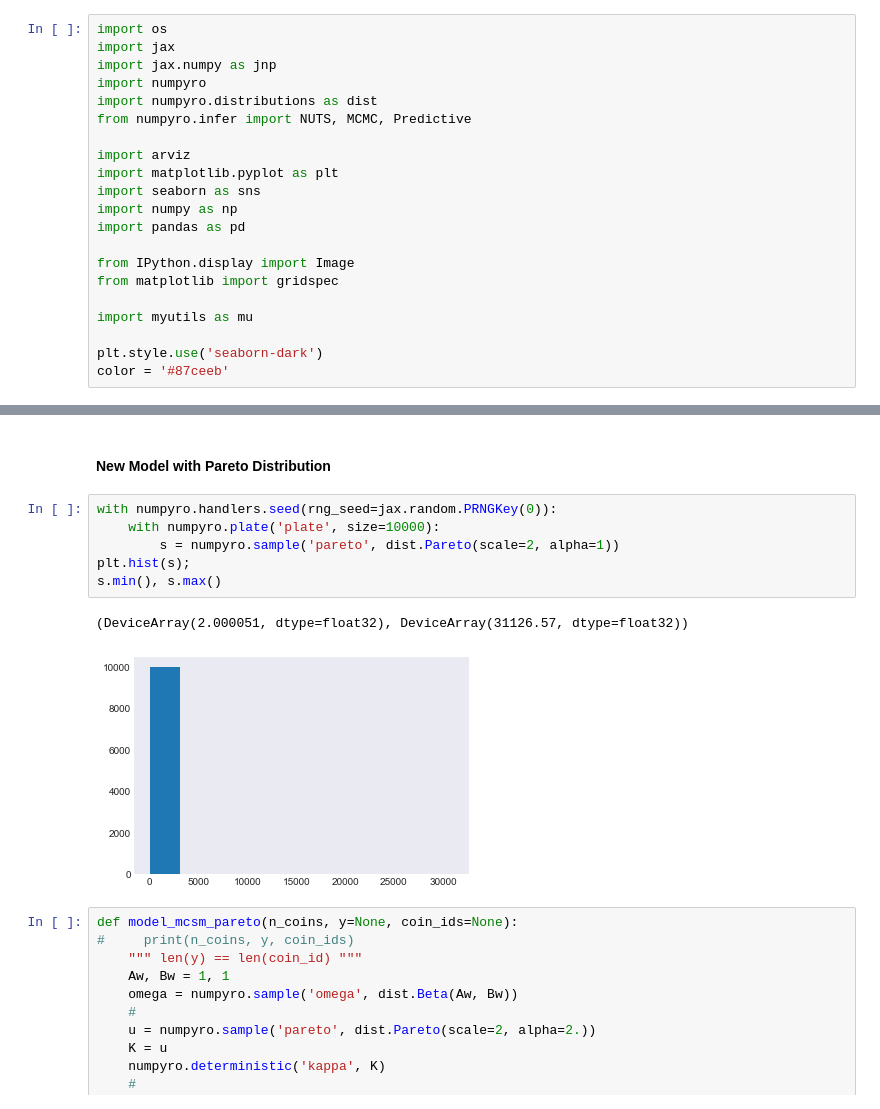
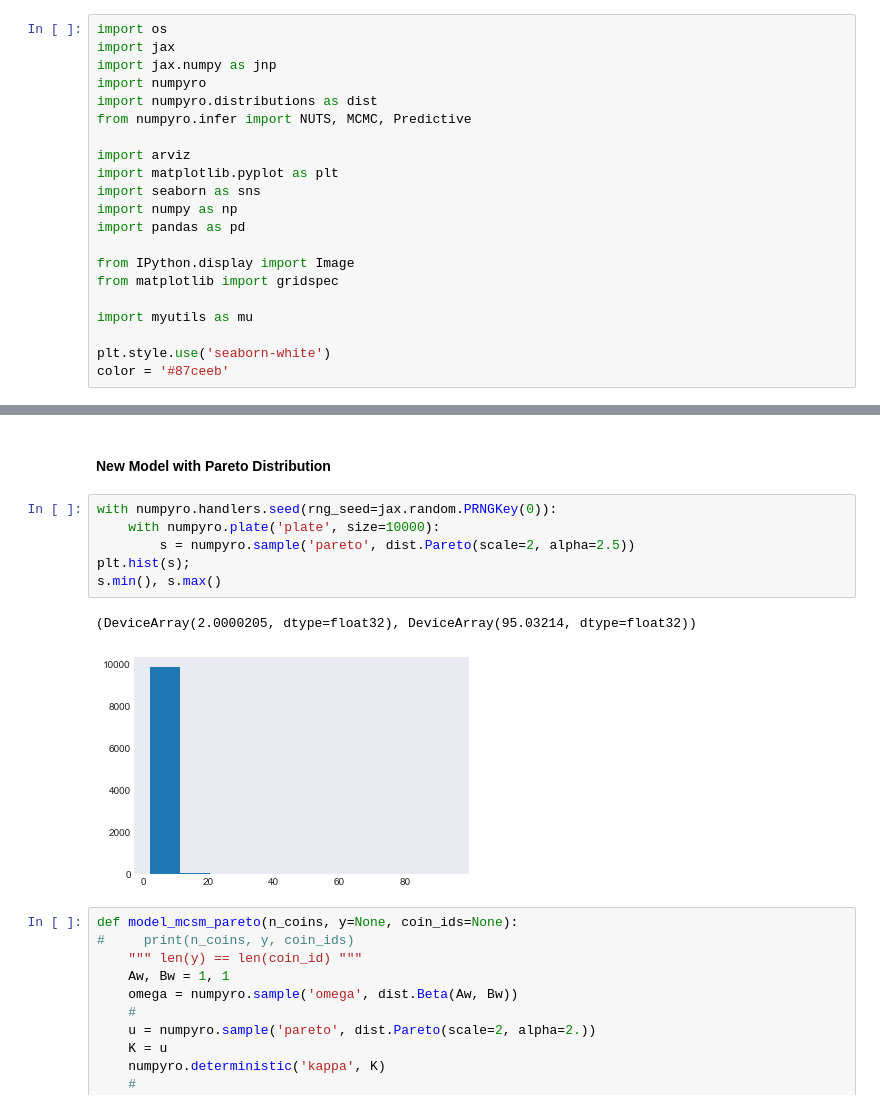
Before and after one commit to yongduek/lectures, a Jupyter notebook: esda/myworks/Ch.9.Hierarchical_Models_MultipleCoinsSingleMint.ipynb, the cells around one changed output, grey strips where cells are left out. Saved outputs shown, nothing was run; the diff lists cells and outputs as text.

```diff
--- a/esda/myworks/Ch.9.Hierarchical_Models_MultipleCoinsSingleMint.ipynb
+++ b/esda/myworks/Ch.9.Hierarchical_Models_MultipleCoinsSingleMint.ipynb
@@ -22,7 +22,7 @@ from matplotlib import gridspec
 
 import myutils as mu
 
-plt.style.use('seaborn-dark')
+plt.style.use('seaborn-white')
 color = '#87ceeb'
 # %%
 def gomcmc(model, data_dict, num_samples=5000):
@@ -724,12 +526,12 @@ plt.tight_layout()
 # %%
 with numpyro.handlers.seed(rng_seed=jax.random.PRNGKey(0)):
     with numpyro.plate('plate', size=10000):
-        s = numpyro.sample('pareto', dist.Pareto(scale=2, alpha=1))
+        s = numpyro.sample('pareto', dist.Pareto(scale=2, alpha=2.5))
 plt.hist(s);
 s.min(), s.max()
 # %% [output]
-(DeviceArray(2.000051, dtype=float32), DeviceArray(31126.57, dtype=float32))
+(DeviceArray(2.0000205, dtype=float32), DeviceArray(95.03214, dtype=float32))
-[figure, old version]
+[figure, new version]
 # %%
 def model_mcsm_pareto(n_coins, y=None, coin_ids=None):
 #     print(n_coins, y, coin_ids)
```
Also changed, not shown: parts of 31 cells of this notebook, 2 other files.
